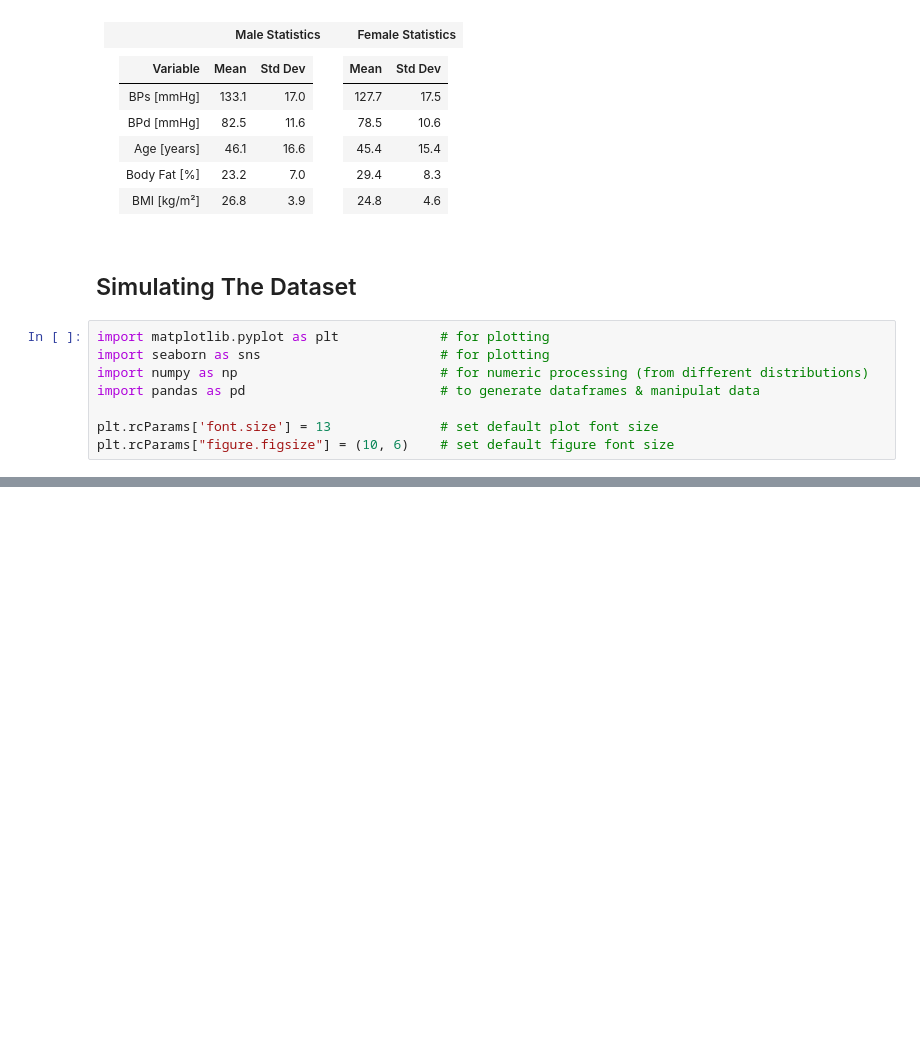
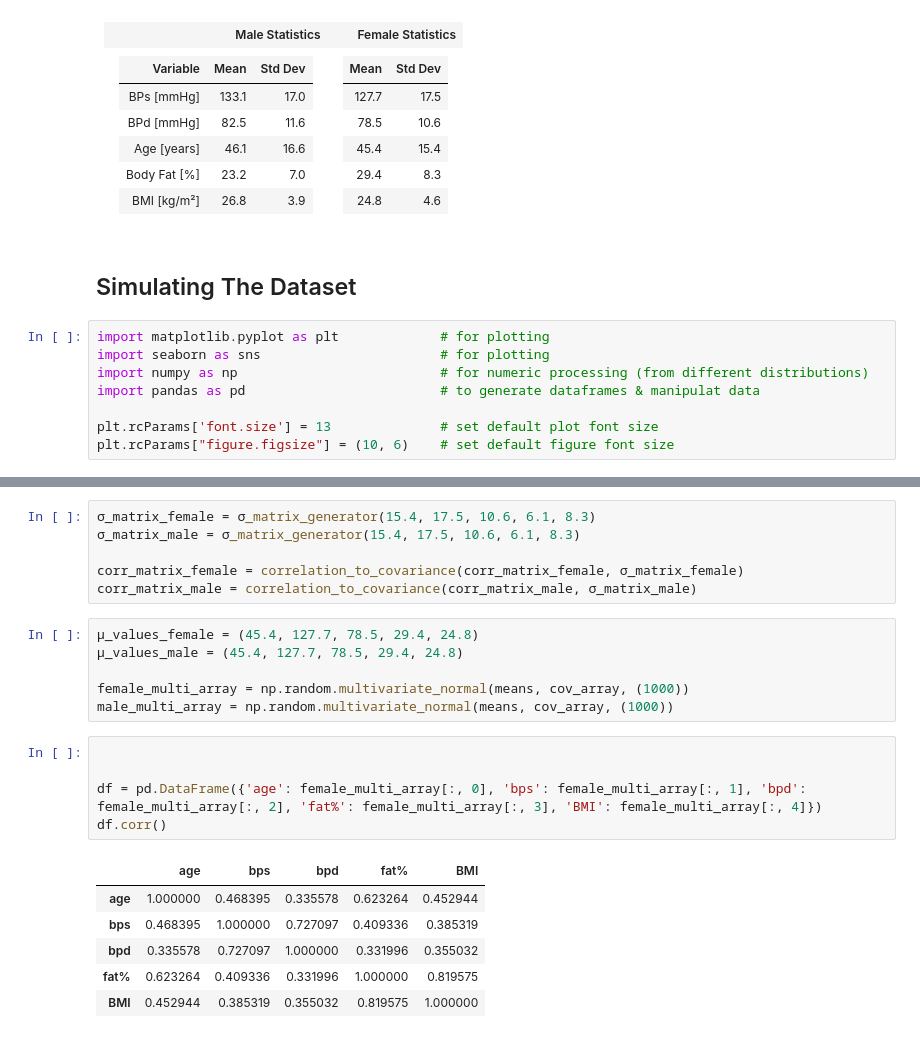
Before and after one commit to CiaranMoran27/playing_with_jupyter, a Jupyter notebook: modelling_real_world_scenario.ipynb, the cells around one changed output, grey strips where cells are left out. Drawn from its saved outputs; the diff is of its cells as text; blank space fills up the shorter version.

```diff
--- a/modelling_real_world_scenario.ipynb
+++ b/modelling_real_world_scenario.ipynb
@@ -948,3 +704,27 @@ BMI – Body Mass Index [kg/m2]; Fat percentage – percentage of total body fat
+# %%
+σ_matrix_female = σ_matrix_generator(15.4, 17.5, 10.6, 6.1, 8.3)
+σ_matrix_male = σ_matrix_generator(15.4, 17.5, 10.6, 6.1, 8.3)
+
+corr_matrix_female = correlation_to_covariance(corr_matrix_female, σ_matrix_female)
+corr_matrix_male = correlation_to_covariance(corr_matrix_male, σ_matrix_male)
+# %%
+μ_values_female = (45.4, 127.7, 78.5, 29.4, 24.8)
+μ_values_male = (45.4, 127.7, 78.5, 29.4, 24.8)
+
+female_multi_array = np.random.multivariate_normal(means, cov_array, (1000))
+male_multi_array = np.random.multivariate_normal(means, cov_array, (1000))
+# %%
+
+
+df = pd.DataFrame({'age': female_multi_array[:, 0], 'bps': female_multi_array[:, 1], 'bpd': female_multi_array[:, 2], 'fat%': female_multi_array[:, 3], 'BMI': female_multi_array[:, 4]})
+df.corr()
+# %% [output]
+|  | age | bps | bpd | fat% | BMI |
+| age | 1.000000 | 0.468395 | 0.335578 | 0.623264 | 0.452944 |
+| bps | 0.468395 | 1.000000 | 0.727097 | 0.409336 | 0.385319 |
+| bpd | 0.335578 | 0.727097 | 1.000000 | 0.331996 | 0.355032 |
+| fat% | 0.623264 | 0.409336 | 0.331996 | 1.000000 | 0.819575 |
+| BMI | 0.452944 | 0.385319 | 0.355032 | 0.819575 | 1.000000 |
 # %% [markdown]
 ## References
 [X] CDC, 2021, High Blood Pressure Symptoms and Causes, Available at:<br>
```
Also changed, not shown: parts of 25 cells of this notebook, 2 other files.
